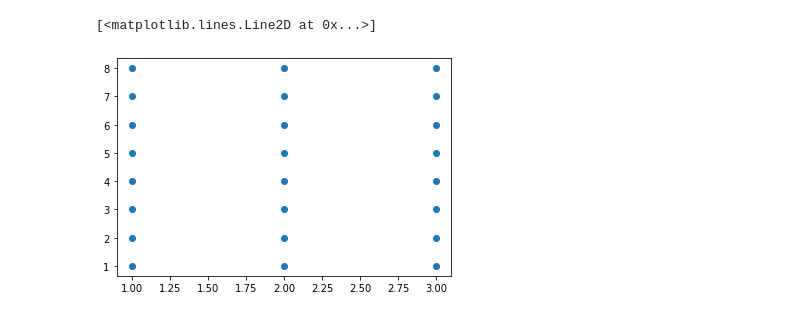
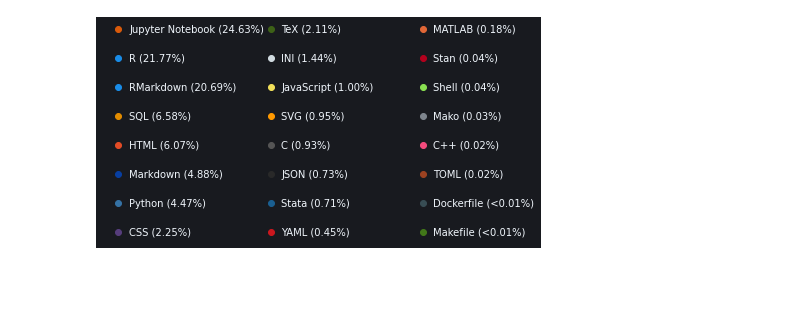
Before and after one commit to daczarne/global_language_statistics, a Jupyter notebook: data/analysis.ipynb, the cells around one changed output. Drawn from its saved outputs; the diff is of its cells as text; code cells hidden in the pictures; blank space fills up the shorter version.

Commit message:
adds plot

```diff
--- a/data/analysis.ipynb
+++ b/data/analysis.ipynb
@@ -112,11 +64,32 @@ lang_props
-# %%
-plt.plot(
-  lang_props.x_axis,
-  lang_props.y_axis,
-  # color = lang_props["color"],
-  marker = 'o',
-  linewidth = 0
-)
-# %% [output]
-[<matplotlib.lines.Line2D at 0x...>]
-[figure, removed]
+# %%
+labels = []
+for i in range(0, lang_props.shape[0]):
+  value = lang_props["size_prop"][i] * 100
+  if value < 0.01:
+    labels.append(f'{lang_props["language"][i]} (<0.01%)')
+  else:
+    labels.append(f'{lang_props["language"][i]} ({value:.2f}%)')
+lang_props["label"] = labels
+# %%
+fig = plt.figure()
+ax = fig.add_subplot()
+ax.axis([0.9, max(x_axis) + 0.1, 0.7, max(y_axis) + 0.2])
+
+for i in range(lang_props.shape[0]):
+  ax.plot(
+    lang_props.x_axis[i],
+    lang_props.y_axis[i],
+    color = lang_props["color"][i],
+    marker = "o"
+  )
+  ax.text(
+    lang_props.x_axis[i] + 0.07,
+    lang_props.y_axis[i] - 0.1,
+    lang_props["label"][i],
+    color = "#f0f6fc"
+  )
+
+ax.axis("off")
+fig.patch.set_facecolor("#181a1f")
+# %% [output]
+[figure, added]
```
Also changed, not shown: parts of 4 cells of this notebook.
